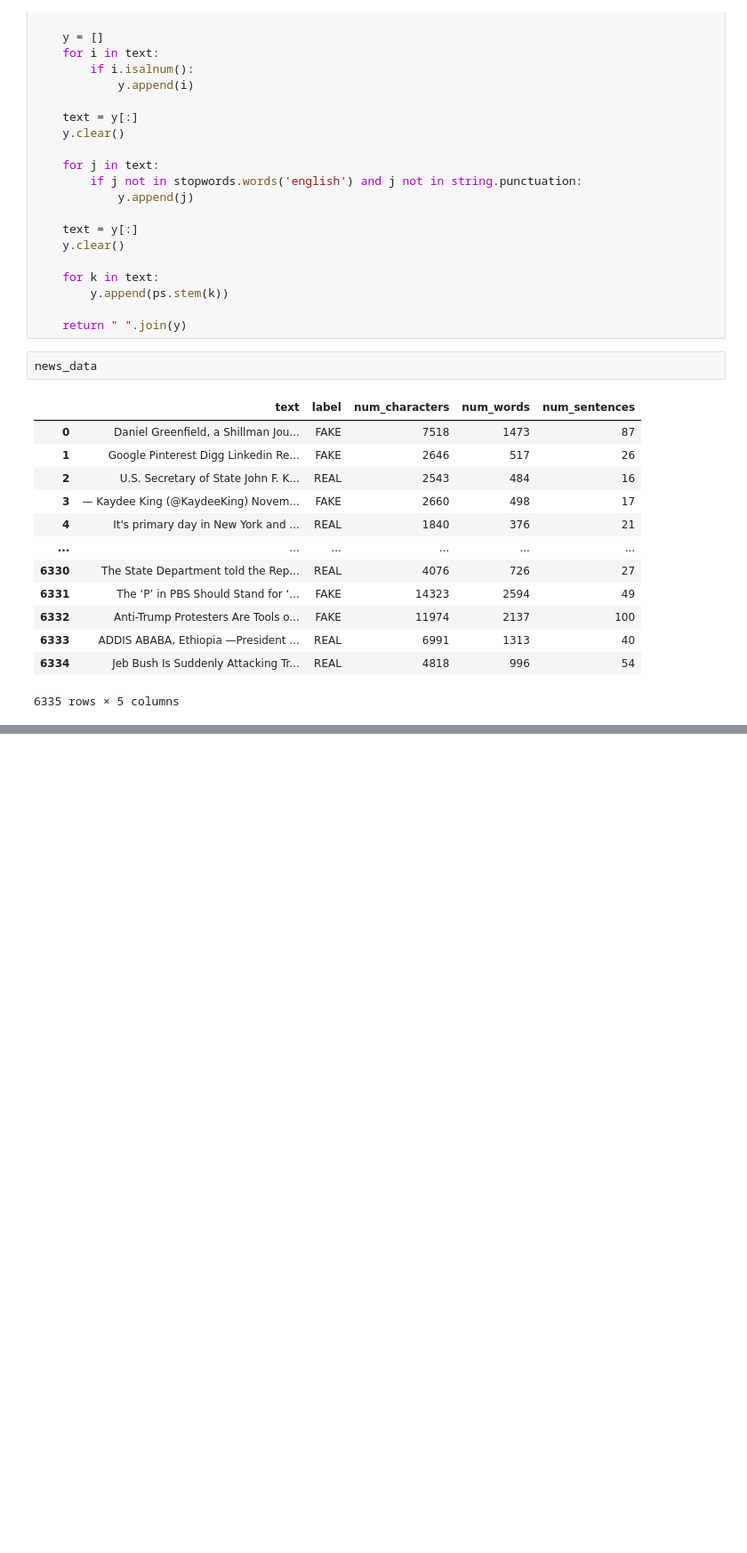
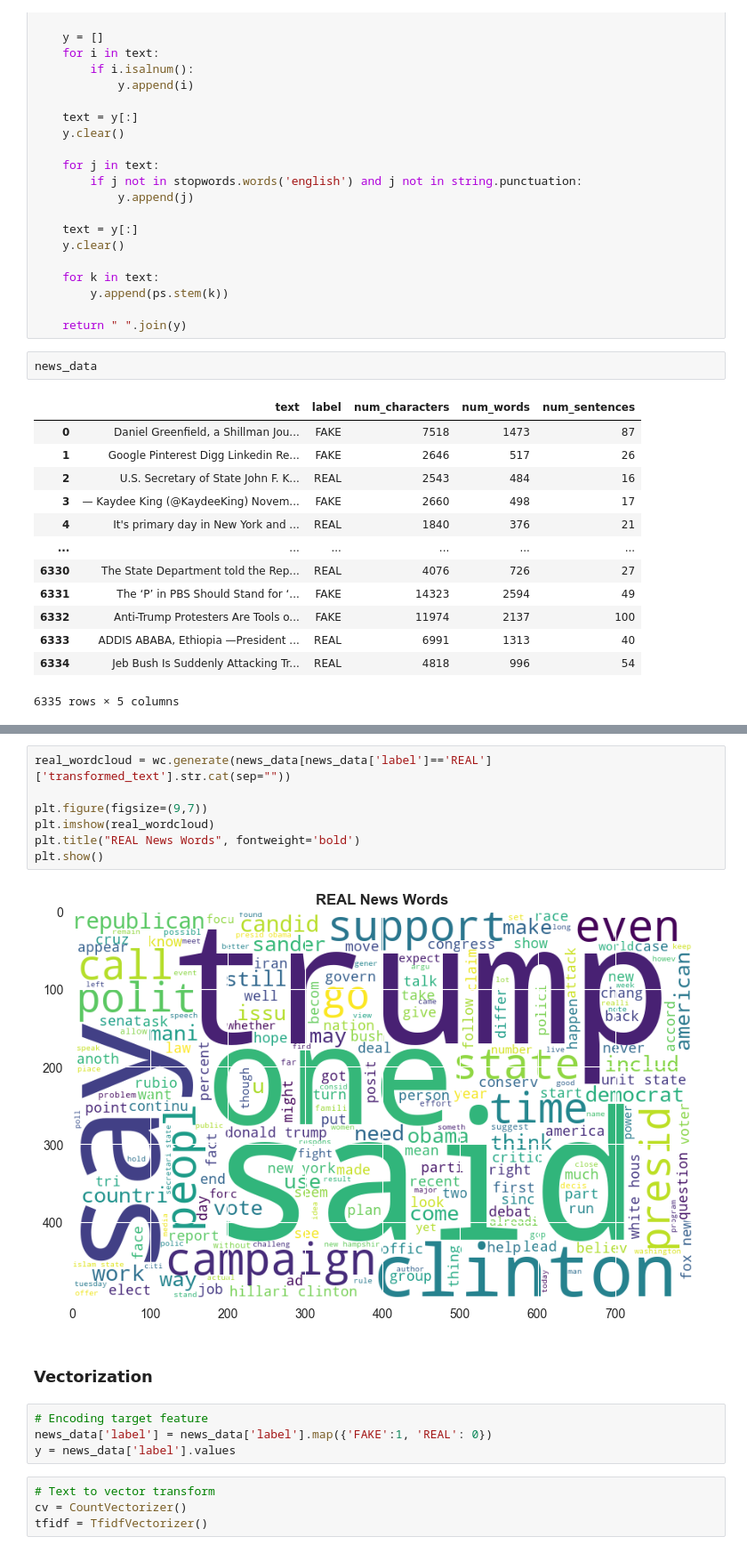
Before and after one commit to Samar-Chhetri/Fake_News_Detection_ML_Project, a Jupyter notebook: model/Model_Fake_News_Detection.ipynb, the cells around one changed output, grey strips where cells are left out. Shown at 89% size. Cells and saved outputs as stored; diff of their text form; blank space fills up the shorter version.

```diff
--- a/model/Model_Fake_News_Detection.ipynb
+++ b/model/Model_Fake_News_Detection.ipynb
@@ -246,0 +263,19 @@ news_data
+# %%
+real_wordcloud = wc.generate(news_data[news_data['label']=='REAL']['transformed_text'].str.cat(sep=""))
+
+plt.figure(figsize=(9,7))
+plt.imshow(real_wordcloud)
+plt.title("REAL News Words", fontweight='bold')
+plt.show()
+# %% [output]
+[figure, added]
+# %% [markdown]
+### Vectorization
+# %%
+# Encoding target feature
+news_data['label'] = news_data['label'].map({'FAKE':1, 'REAL': 0})
+y = news_data['label'].values
+# %%
+# Text to vector transform
+cv = CountVectorizer()
+tfidf = TfidfVectorizer()
```
Also changed, not shown: parts of 19 cells of this notebook.
